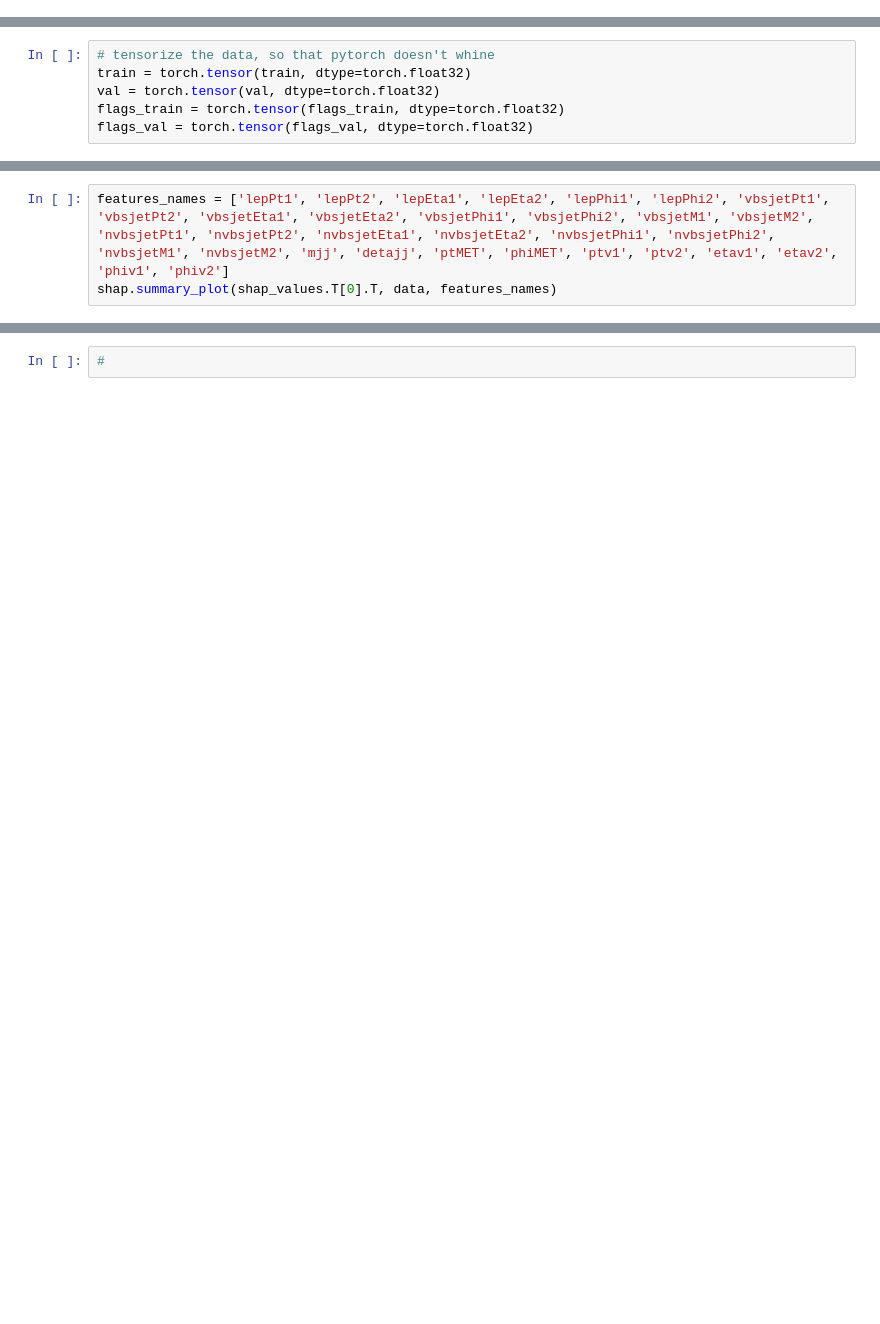
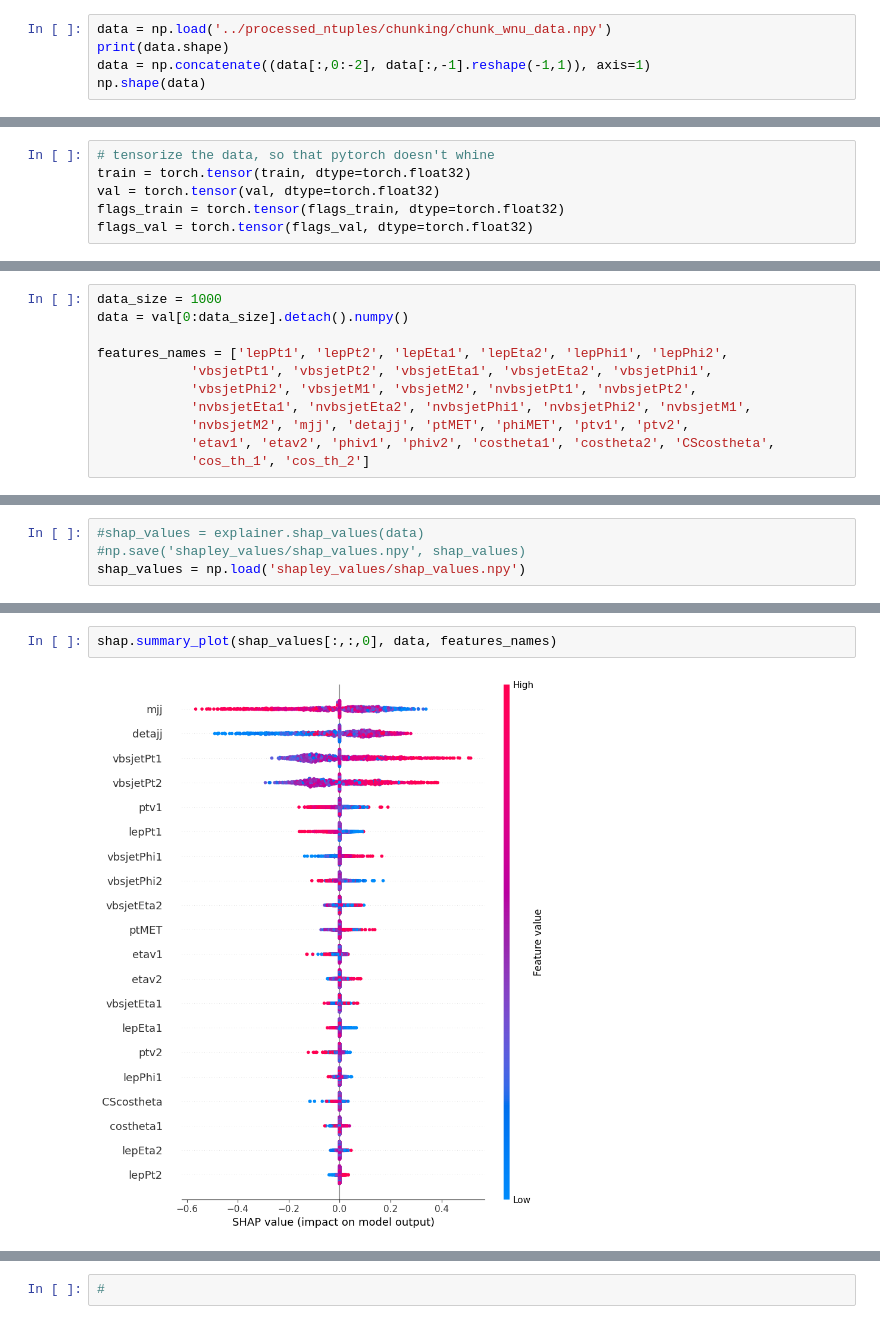
Before and after one commit to marcortinovis/MLforPolarizedVBS, a Jupyter notebook: shap/shap_model-backup.ipynb, the cells around one changed output, grey strips where cells are left out. Saved outputs shown, nothing was run; the diff lists cells and outputs as text; blank space fills up the shorter version.

```diff
--- a/shap/shap_model-backup.ipynb
+++ b/shap/shap_model-backup.ipynb
@@ -17,0 +17,5 @@ np.shape(data)
+# %%
+data = np.load('../processed_ntuples/chunking/chunk_wnu_data.npy')
+print(data.shape)
+data = np.concatenate((data[:,0:-2], data[:,-1].reshape(-1,1)), axis=1)
+np.shape(data)
@@ -98,3 +111,11 @@ np.shape(shap_values.T[0].T)
 # %%
-features_names = ['lepPt1', 'lepPt2', 'lepEta1', 'lepEta2', 'lepPhi1', 'lepPhi2', 'vbsjetPt1', 'vbsjetPt2', 'vbsjetEta1', 'vbsjetEta2', 'vbsjetPhi1', 'vbsjetPhi2', 'vbsjetM1', 'vbsjetM2', 'nvbsjetPt1', 'nvbsjetPt2', 'nvbsjetEta1', 'nvbsjetEta2', 'nvbsjetPhi1', 'nvbsjetPhi2', 'nvbsjetM1', 'nvbsjetM2', 'mjj', 'detajj', 'ptMET', 'phiMET', 'ptv1', 'ptv2', 'etav1', 'etav2', 'phiv1', 'phiv2']
-shap.summary_plot(shap_values.T[0].T, data, features_names)
+data_size = 1000
+data = val[0:data_size].detach().numpy()
+
+features_names = ['lepPt1', 'lepPt2', 'lepEta1', 'lepEta2', 'lepPhi1', 'lepPhi2',
+            'vbsjetPt1', 'vbsjetPt2', 'vbsjetEta1', 'vbsjetEta2', 'vbsjetPhi1',
+            'vbsjetPhi2', 'vbsjetM1', 'vbsjetM2', 'nvbsjetPt1', 'nvbsjetPt2',
+            'nvbsjetEta1', 'nvbsjetEta2', 'nvbsjetPhi1', 'nvbsjetPhi2', 'nvbsjetM1',
+            'nvbsjetM2', 'mjj', 'detajj', 'ptMET', 'phiMET', 'ptv1', 'ptv2',
+            'etav1', 'etav2', 'phiv1', 'phiv2', 'costheta1', 'costheta2', 'CScostheta',
+            'cos_th_1', 'cos_th_2']
@@ -102,0 +127,4 @@ shap.summary_plot(shap_values.T[0].T, data, features_names)
+# %%
+#shap_values = explainer.shap_values(data)
+#np.save('shapley_values/shap_values.npy', shap_values)
+shap_values = np.load('shapley_values/shap_values.npy')
@@ -102,0 +168,4 @@ shap.summary_plot(shap_values.T[0].T, data, features_names)
+# %%
+shap.summary_plot(shap_values[:,:,0], data, features_names)
+# %% [output]
+[figure, added]
```
Also changed, not shown: parts of 19 cells of this notebook, 12 other files.
